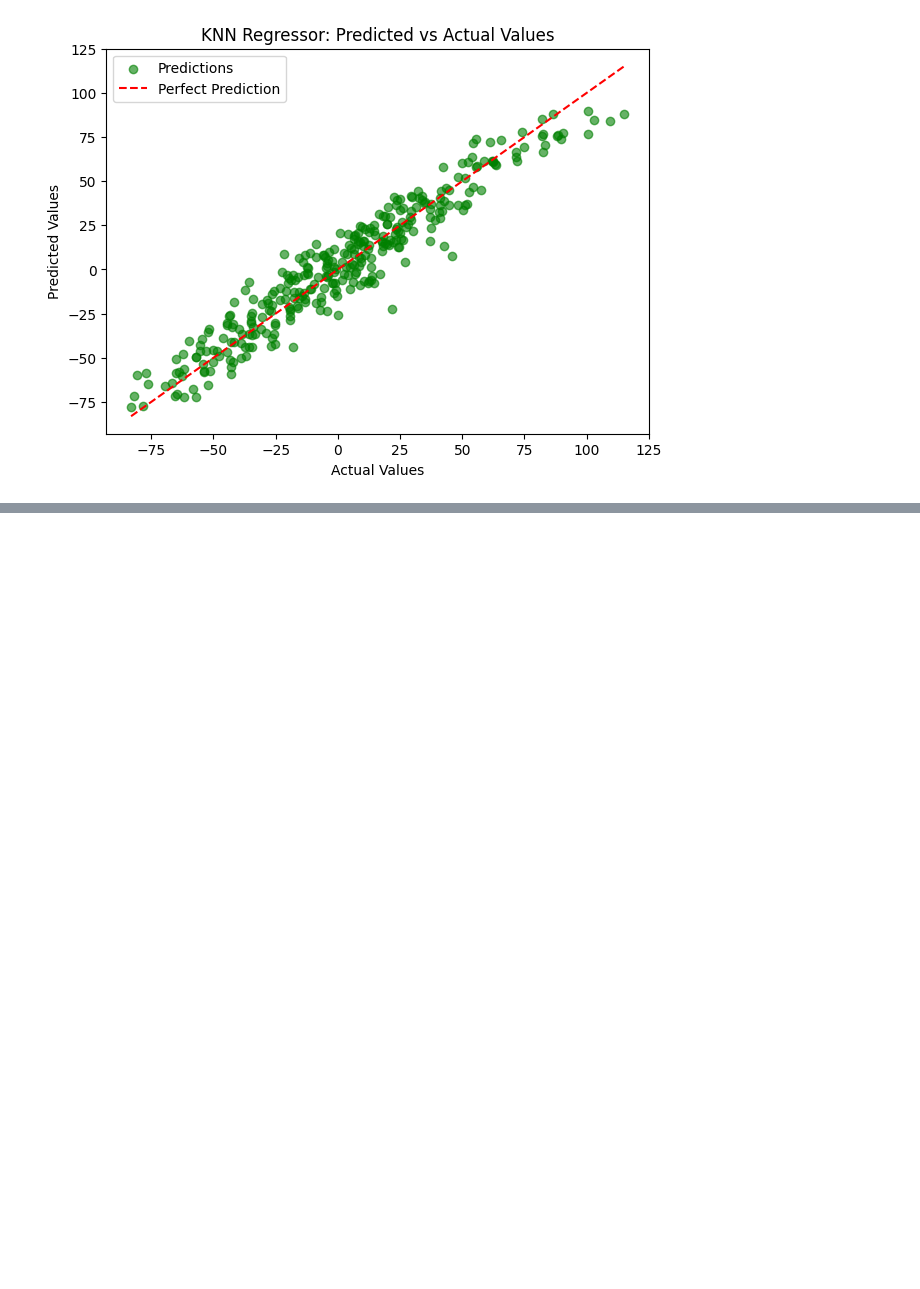
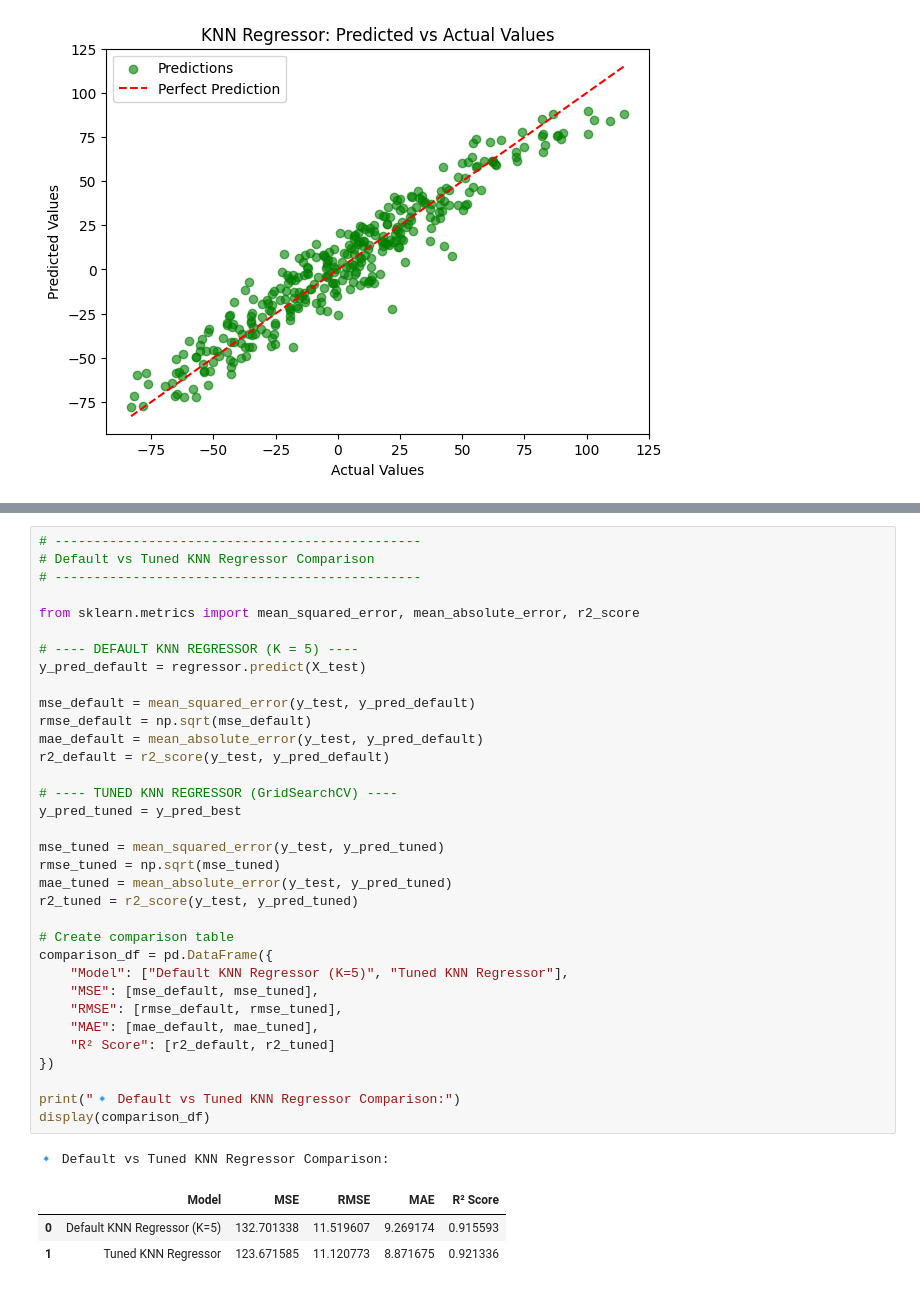
Before and after one commit to prsundaram/python-series, a Jupyter notebook: KNN/KNNRegressor.ipynb, the cells around one changed output, grey strips where cells are left out. Cells and saved outputs as stored; diff of their text form; blank space fills up the shorter version.

```diff
--- a/KNN/KNNRegressor.ipynb
+++ b/KNN/KNNRegressor.ipynb
@@ -369,0 +574,39 @@ plt.show()
+# %%
+# -----------------------------------------------
+# Default vs Tuned KNN Regressor Comparison
+# -----------------------------------------------
+
+from sklearn.metrics import mean_squared_error, mean_absolute_error, r2_score
+
+# ---- DEFAULT KNN REGRESSOR (K = 5) ----
+y_pred_default = regressor.predict(X_test)
+
+mse_default = mean_squared_error(y_test, y_pred_default)
+rmse_default = np.sqrt(mse_default)
+mae_default = mean_absolute_error(y_test, y_pred_default)
+r2_default = r2_score(y_test, y_pred_default)
+
+# ---- TUNED KNN REGRESSOR (GridSearchCV) ----
+y_pred_tuned = y_pred_best
+
+mse_tuned = mean_squared_error(y_test, y_pred_tuned)
+rmse_tuned = np.sqrt(mse_tuned)
+mae_tuned = mean_absolute_error(y_test, y_pred_tuned)
+r2_tuned = r2_score(y_test, y_pred_tuned)
+
+# Create comparison table
+comparison_df = pd.DataFrame({
+    "Model": ["Default KNN Regressor (K=5)", "Tuned KNN Regressor"],
+    "MSE": [mse_default, mse_tuned],
+    "RMSE": [rmse_default, rmse_tuned],
+    "MAE": [mae_default, mae_tuned],
+    "R² Score": [r2_default, r2_tuned]
+})
+
+print("🔹 Default vs Tuned KNN Regressor Comparison:")
+display(comparison_df)
+# %% [output]
+🔹 Default vs Tuned KNN Regressor Comparison:
+|  | Model | MSE | RMSE | MAE | R² Score |
+| 0 | Default KNN Regressor (K=5) | 132.701338 | 11.519607 | 9.269174 | 0.915593 |
+| 1 | Tuned KNN Regressor | 123.671585 | 11.120773 | 8.871675 | 0.921336 |
```
Also changed, not shown: parts of 6 cells of this notebook.
